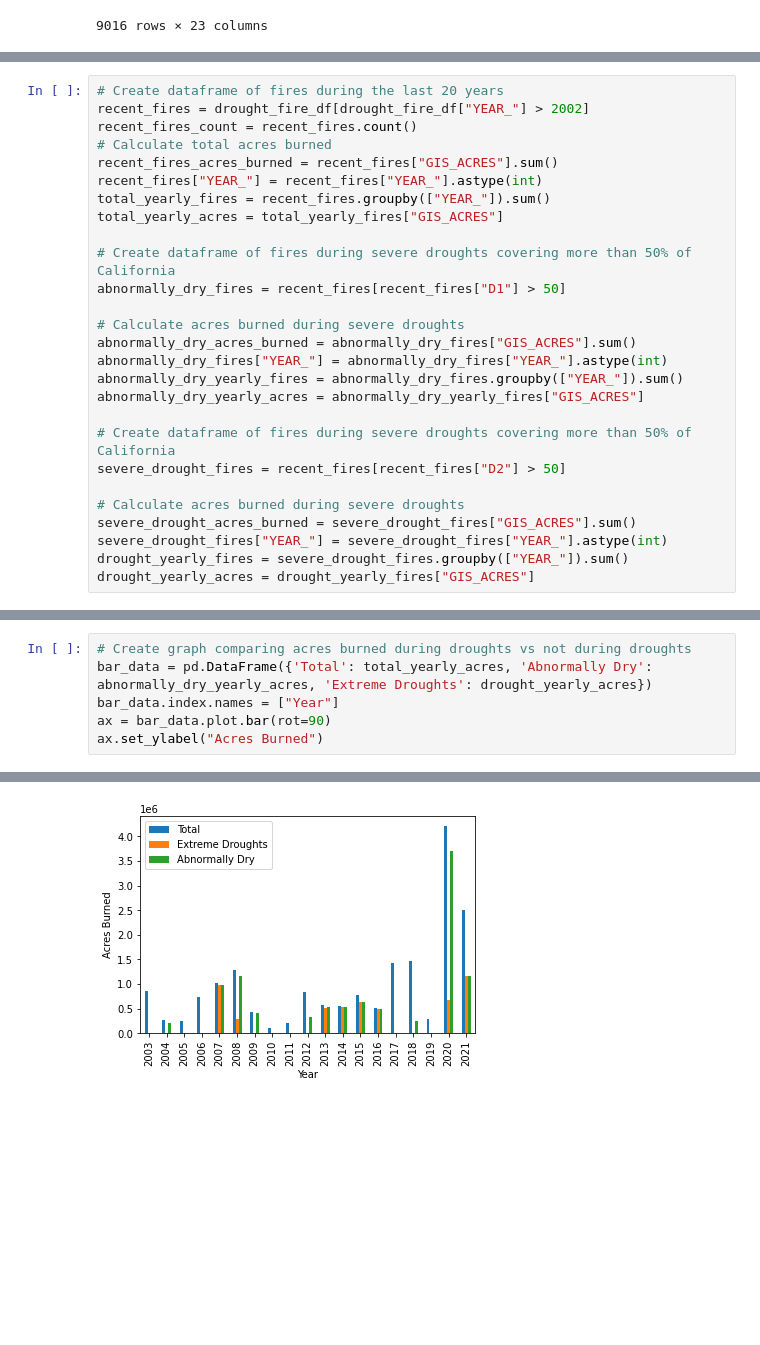
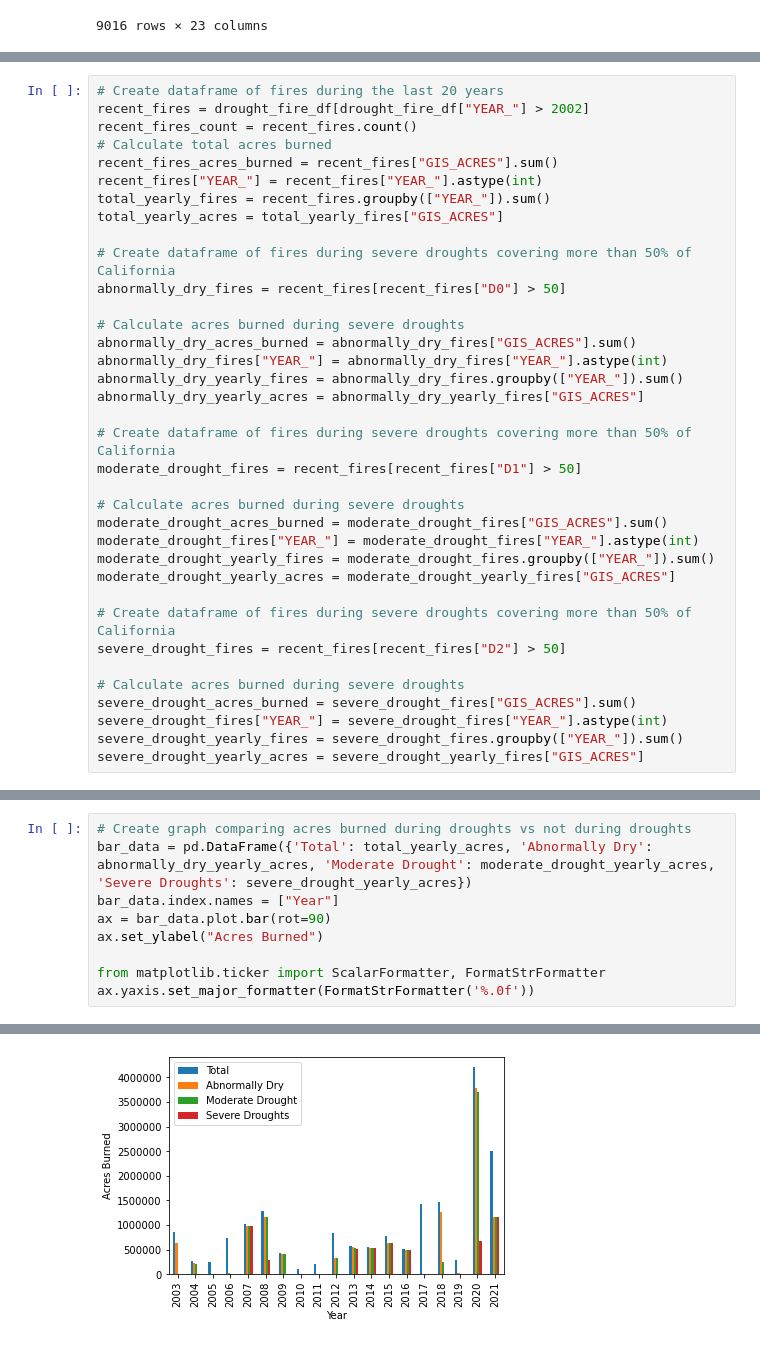
Before and after one commit to imscotta/Climate-of-California, a Jupyter notebook: ETL_Example.ipynb, the cells around one changed output, grey strips where cells are left out. Drawn from its saved outputs; the diff is of its cells as text; blank space fills up the shorter version.

Commit message:
added visuals

```diff
--- a/ETL_Example.ipynb
+++ b/ETL_Example.ipynb
@@ -122,7 +157,7 @@ total_yearly_fires = recent_fires.groupby(["YEAR_"]).sum()
 total_yearly_acres = total_yearly_fires["GIS_ACRES"]
 
 # Create dataframe of fires during severe droughts covering more than 50% of California
-abnormally_dry_fires = recent_fires[recent_fires["D1"] > 50]
+abnormally_dry_fires = recent_fires[recent_fires["D0"] > 50]
 
 # Calculate acres burned during severe droughts
 abnormally_dry_acres_burned = abnormally_dry_fires["GIS_ACRES"].sum()
@@ -131,13 +166,22 @@ abnormally_dry_yearly_fires = abnormally_dry_fires.groupby(["YEAR_"]).sum()
 abnormally_dry_yearly_acres = abnormally_dry_yearly_fires["GIS_ACRES"]
 
 # Create dataframe of fires during severe droughts covering more than 50% of California
+moderate_drought_fires = recent_fires[recent_fires["D1"] > 50]
+
+# Calculate acres burned during severe droughts
+moderate_drought_acres_burned = moderate_drought_fires["GIS_ACRES"].sum()
+moderate_drought_fires["YEAR_"] = moderate_drought_fires["YEAR_"].astype(int)
+moderate_drought_yearly_fires = moderate_drought_fires.groupby(["YEAR_"]).sum()
+moderate_drought_yearly_acres = moderate_drought_yearly_fires["GIS_ACRES"]
+
+# Create dataframe of fires during severe droughts covering more than 50% of California
 severe_drought_fires = recent_fires[recent_fires["D2"] > 50]
 
 # Calculate acres burned during severe droughts
 severe_drought_acres_burned = severe_drought_fires["GIS_ACRES"].sum()
 severe_drought_fires["YEAR_"] = severe_drought_fires["YEAR_"].astype(int)
-drought_yearly_fires = severe_drought_fires.groupby(["YEAR_"]).sum()
-drought_yearly_acres = drought_yearly_fires["GIS_ACRES"]
+severe_drought_yearly_fires = severe_drought_fires.groupby(["YEAR_"]).sum()
+severe_drought_yearly_acres = severe_drought_yearly_fires["GIS_ACRES"]
 # %% [output]
 A value is trying to be set on a copy of a slice from a DataFrame.
 Try using .loc[row_indexer,col_indexer] = value instead
@@ -156,8 +205,11 @@ See the caveats in the documentation: https://pandas.pydata.org/pandas-docs/stab
   severe_drought_fires["YEAR_"] = severe_drought_fires["YEAR_"].astype(int)
 # %%
 # Create graph comparing acres burned during droughts vs not during droughts
-bar_data = pd.DataFrame({'Total': total_yearly_acres, 'Abnormally Dry': abnormally_dry_yearly_acres, 'Extreme Droughts': drought_yearly_acres})
+bar_data = pd.DataFrame({'Total': total_yearly_acres, 'Abnormally Dry': abnormally_dry_yearly_acres, 'Moderate Drought': moderate_drought_yearly_acres, 'Severe Droughts': severe_drought_yearly_acres})
 bar_data.index.names = ["Year"]
 ax = bar_data.plot.bar(rot=90)
 ax.set_ylabel("Acres Burned")
+
+from matplotlib.ticker import ScalarFormatter, FormatStrFormatter
+ax.yaxis.set_major_formatter(FormatStrFormatter('%.0f'))
 # %% [output]
@@ -165,3 +216,3 @@ Text(0, 0.5, 'Acres Burned')
-[figure, old version]
+[figure, new version]
 # %%
 # create scatter plot for each draught category with fire acres burned and percentage covered
```
Also changed, not shown: parts of 9 cells of this notebook, 4 other files.
